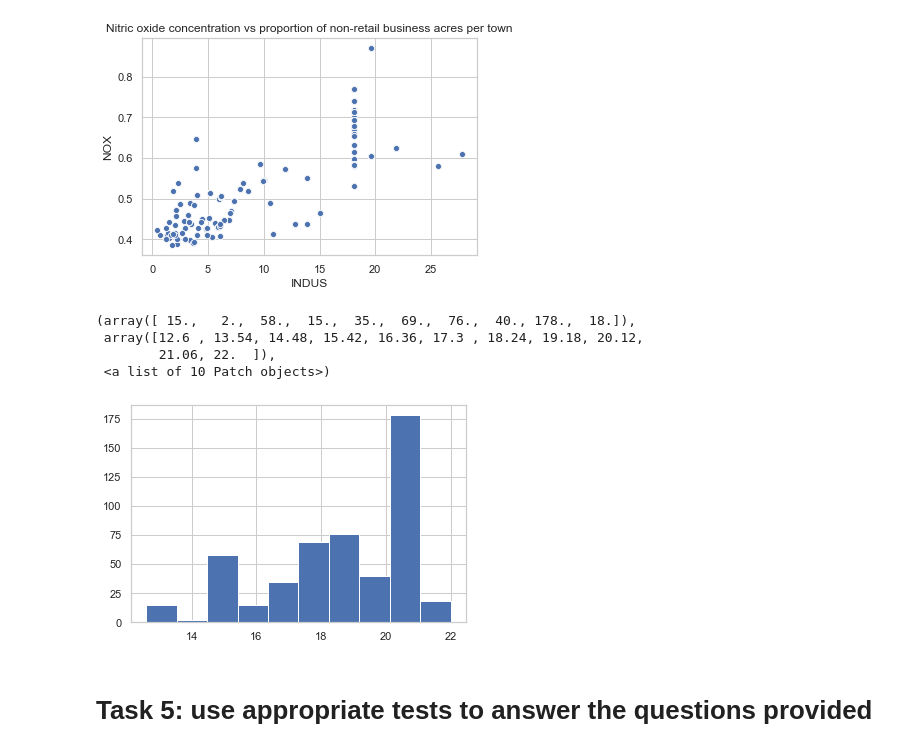
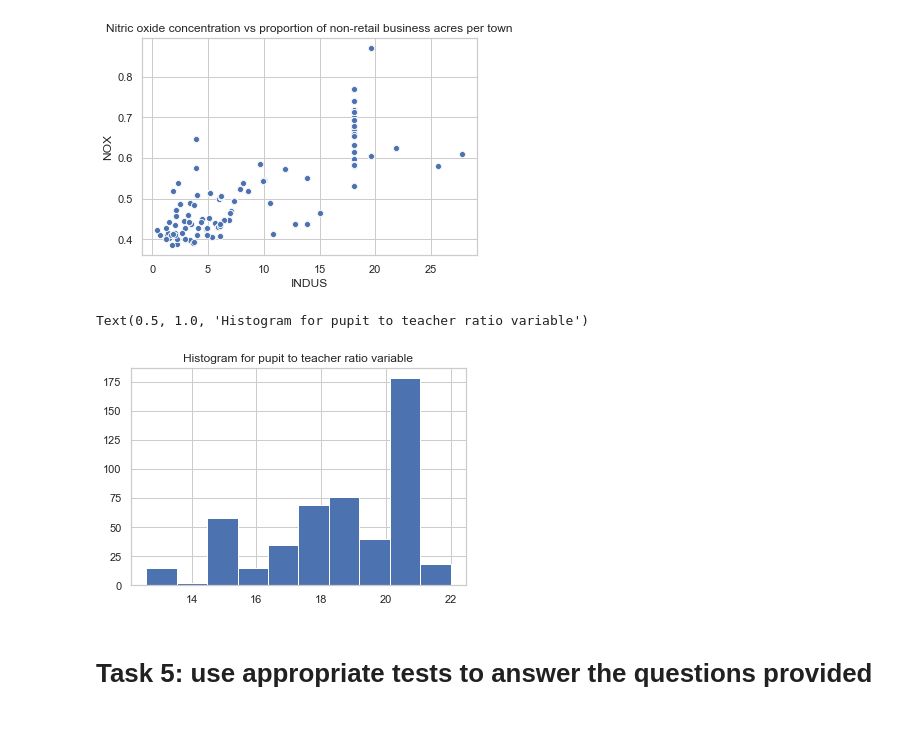
Before and after one commit to calizaT/stat4ds, a Jupyter notebook: 7_Project.ipynb, the cells around one changed output. Cells and saved outputs as stored; diff of their text form; code cells hidden in the pictures; blank space fills up the shorter version.

```diff
--- a/7_Project.ipynb
+++ b/7_Project.ipynb
@@ -98,12 +97,10 @@ ax = sns.scatterplot(x='INDUS',y='NOX',data=boston_df).set_title('Nitric oxide c
 # %%
 #Create a histogram for the pupil to teacher ratio variable
 plt.hist(boston_df['PTRATIO'])
+plt.title("Histogram for pupit to teacher ratio variable")
 # %% [output]
-(array([ 15.,   2.,  58.,  15.,  35.,  69.,  76.,  40., 178.,  18.]),
- array([12.6 , 13.54, 14.48, 15.42, 16.36, 17.3 , 18.24, 19.18, 20.12,
-        21.06, 22.  ]),
- <a list of 10 Patch objects>)
+Text(0.5, 1.0, 'Histogram for pupit to teacher ratio variable')
-[figure, old version]
+[figure, new version]
 # %% [markdown]
 # Task 5: use appropriate tests to answer the questions provided
 # %%
```
Also changed, not shown: parts of 5 cells of this notebook.
